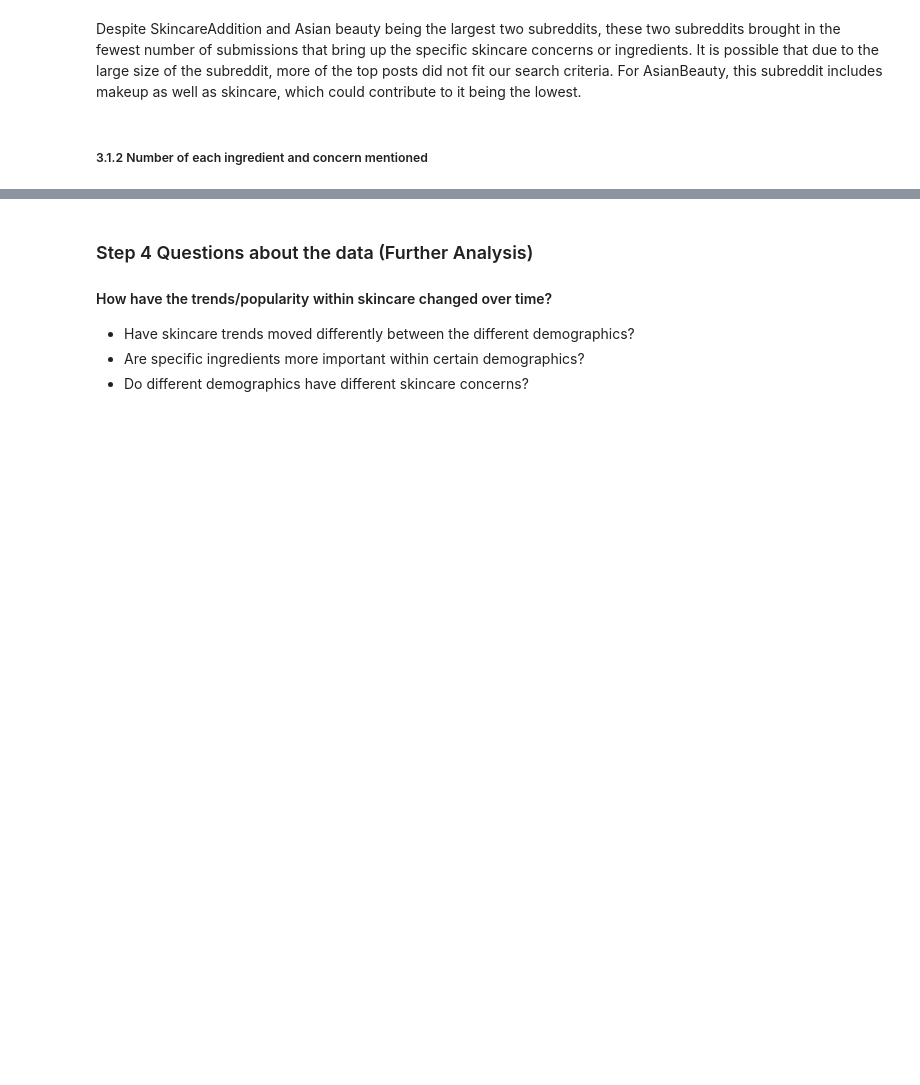
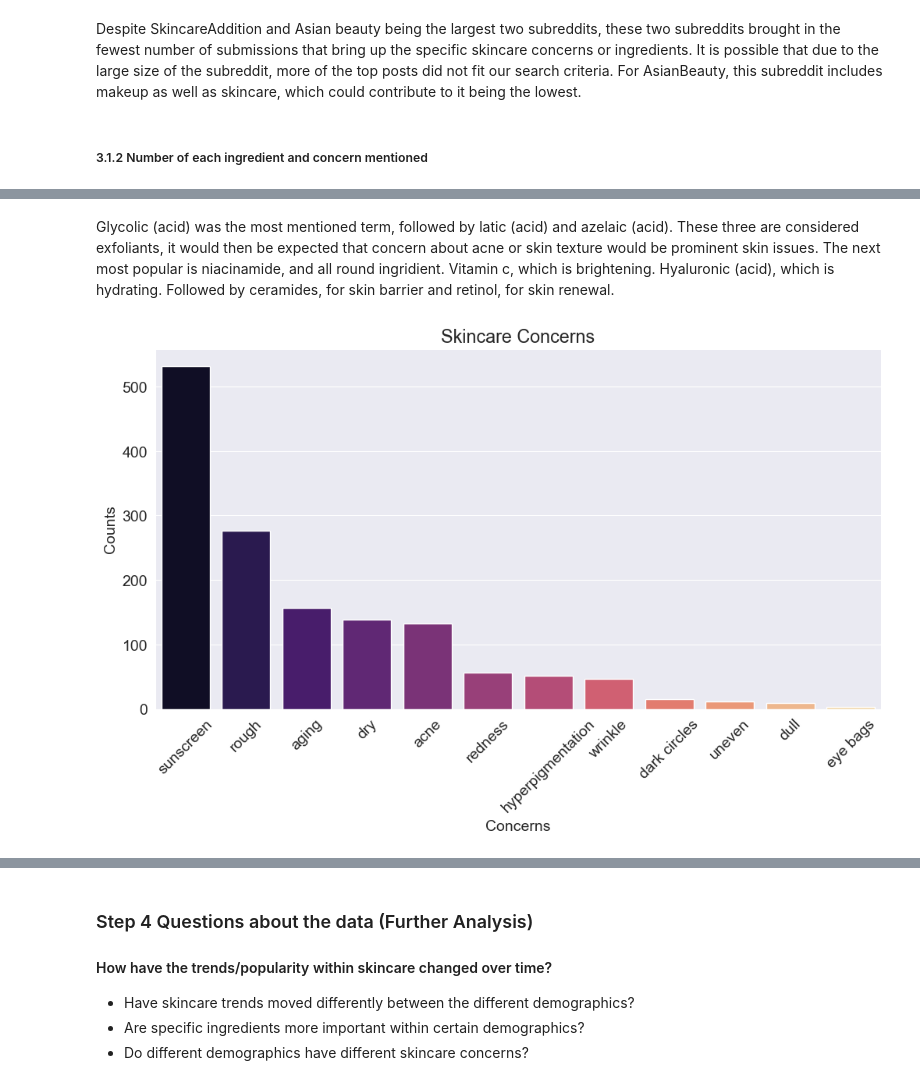
Before and after one commit to nandikaL/OX24006_EMAT0048-Part-2, a Jupyter notebook: OX24006_EMATM0048_Part2.ipynb, the cells around one changed output, grey strips where cells are left out. Drawn from its saved outputs; the diff is of its cells as text; code cells hidden in the pictures; blank space fills up the shorter version.

```diff
--- a/OX24006_EMATM0048_Part2.ipynb
+++ b/OX24006_EMATM0048_Part2.ipynb
@@ -506,0 +532,16 @@ It should also be noted that one post may not only be mentioning one ingredient
+# %% [markdown]
+Glycolic (acid) was the most mentioned term, followed by latic (acid) and azelaic (acid). These three are considered exfoliants, it would then be expected that concern about acne or skin texture would be prominent skin issues. The next most popular is niacinamide, and all round ingridient. Vitamin c, which is brightening. Hyaluronic (acid), which is hydrating. Followed by ceramides, for skin barrier and retinol, for skin renewal.
+# %%
+count_concern = counts_concern.drop('not specified')
+colour = sns.color_palette("magma",12)
+plt.figure(figsize=(12, 6))
+sns.barplot(x=count_concern.index, y=count_concern.values,palette=colour,hue=count_concern.index,dodge=False,legend=False)
+
+# Customize the plot
+plt.xticks(rotation=45)
+plt.title('Skincare Concerns')
+plt.xlabel('Concerns')
+plt.ylabel('Counts')
+plt.show()
+# %% [output]
+[figure, added]
```
Also changed, not shown: parts of 11 cells of this notebook.
